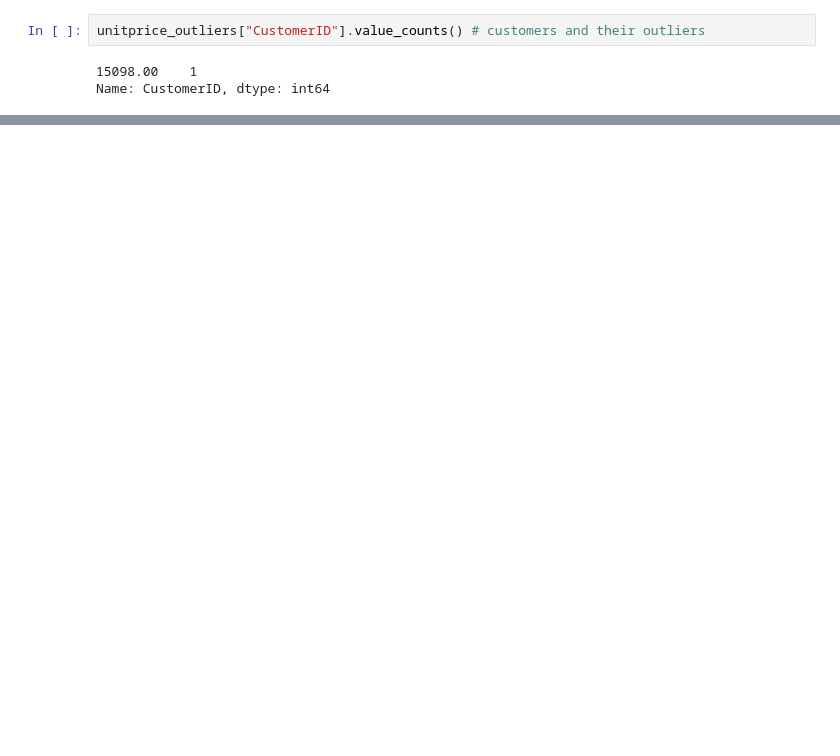
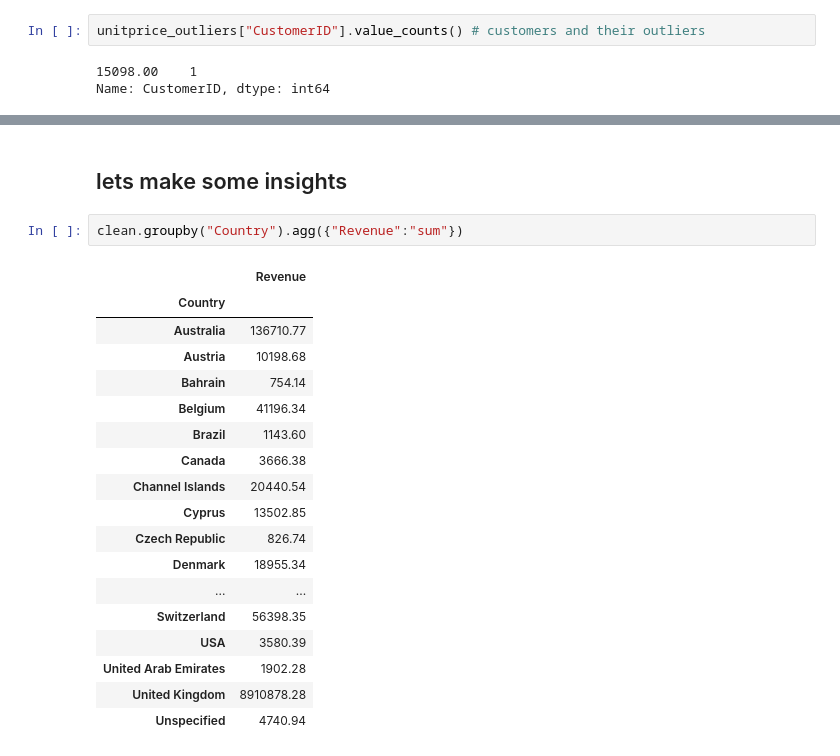
Before and after one commit to abdelrahmanbadoaayad/E-Commerce_EDA, a Jupyter notebook: e-commerce eda.ipynb, the cells around one changed output, grey strips where cells are left out. Saved outputs shown, nothing was run; the diff lists cells and outputs as text; blank space fills up the shorter version.

```diff
--- a/e-commerce eda.ipynb
+++ b/e-commerce eda.ipynb
@@ -380,0 +369,23 @@ plt.show()
+# %% [markdown]
+## lets make some insights
+# %%
+clean.groupby("Country").agg({"Revenue":"sum"})
+# %% [output]
+|  | Revenue |
+| Country |  |
+| Australia | 136710.77 |
+| Austria | 10198.68 |
+| Bahrain | 754.14 |
+| Belgium | 41196.34 |
+| Brazil | 1143.60 |
+| Canada | 3666.38 |
+| Channel Islands | 20440.54 |
+| Cyprus | 13502.85 |
+| Czech Republic | 826.74 |
+| Denmark | 18955.34 |
+| ... | ... |
+| Switzerland | 56398.35 |
+| USA | 3580.39 |
+| United Arab Emirates | 1902.28 |
+| United Kingdom | 8910878.28 |
+| Unspecified | 4740.94 |
```
Also changed, not shown: parts of 28 cells of this notebook.
